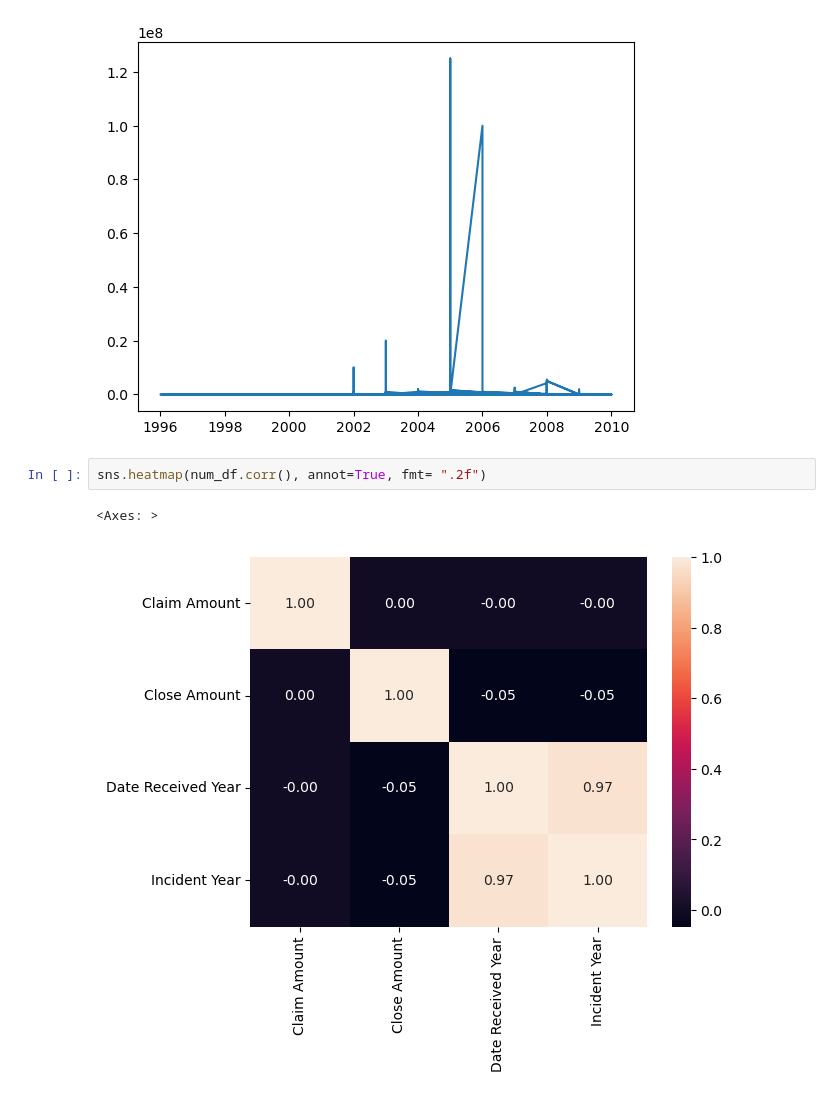
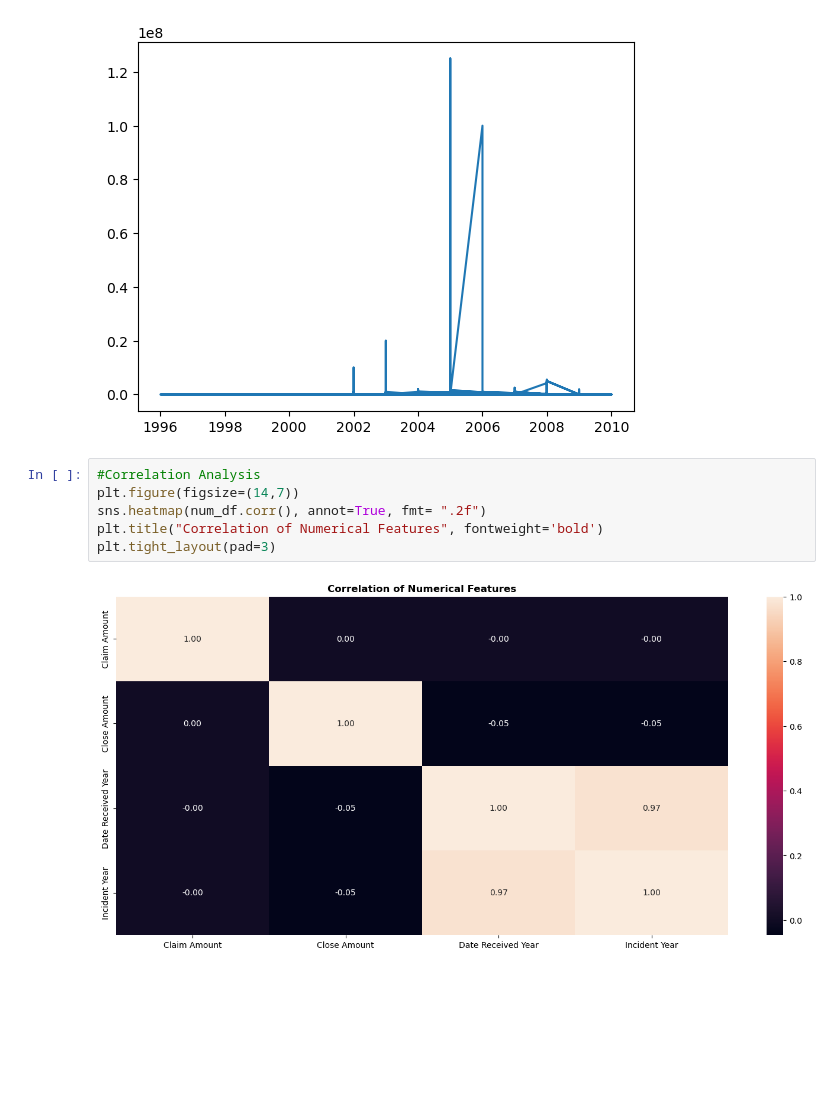
Before and after one commit to btokoli/Risk-Radar-Clustering-Airports-by-Claim-Patterns-to-Spotlight-High-Risk-Hubs, a Jupyter notebook: airportAnalysis.ipynb, the cells around one changed output. Drawn from its saved outputs; the diff is of its cells as text; blank space fills up the shorter version.

```diff
--- a/airportAnalysis.ipynb
+++ b/airportAnalysis.ipynb
@@ -365,8 +373,11 @@ plt.plot(df2["Incident Year"], df2["Claim Amount"])
 # %% [output]
 [<matplotlib.lines.Line2D at 0x...>]
 [figure]
-# %%
-sns.heatmap(num_df.corr(), annot=True, fmt= ".2f")
-# %% [output]
-<Axes: >
-[figure, removed]
+# %%
+#Correlation Analysis
+plt.figure(figsize=(14,7))
+sns.heatmap(num_df.corr(), annot=True, fmt= ".2f")
+plt.title("Correlation of Numerical Features", fontweight='bold')
+plt.tight_layout(pad=3)
+# %% [output]
+[figure, added]
```
Also changed, not shown: parts of 1 cell of this notebook.
